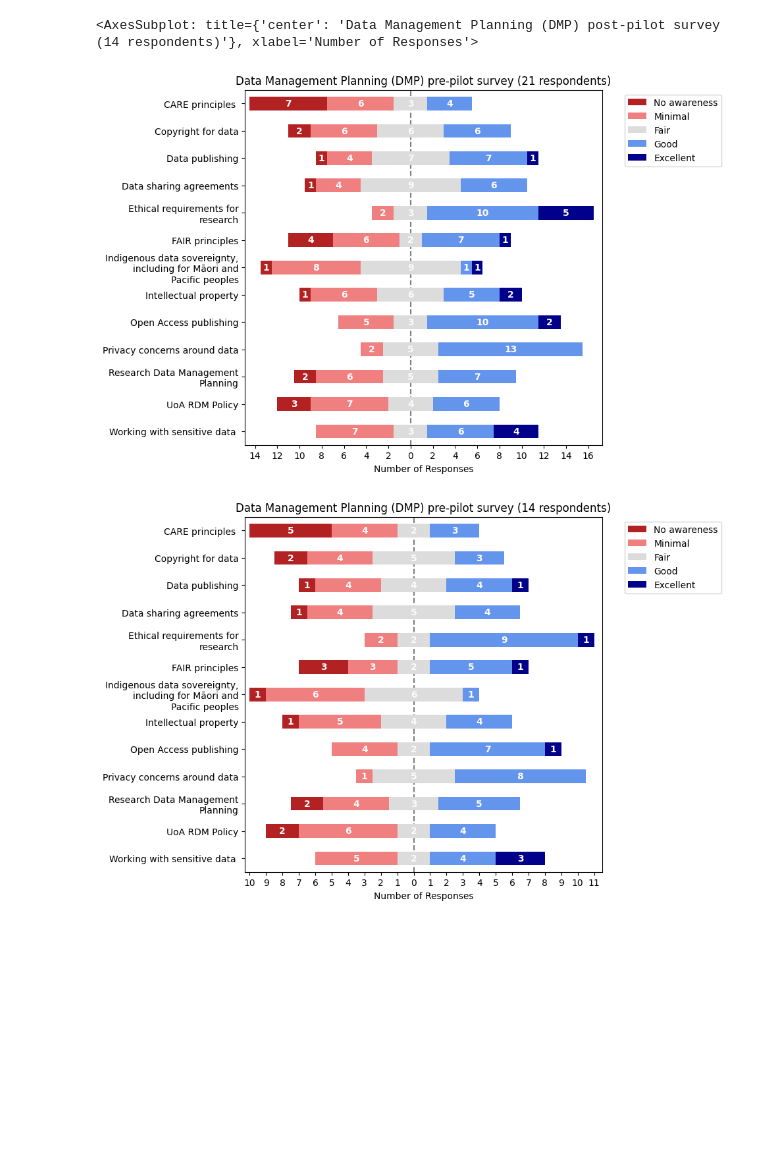
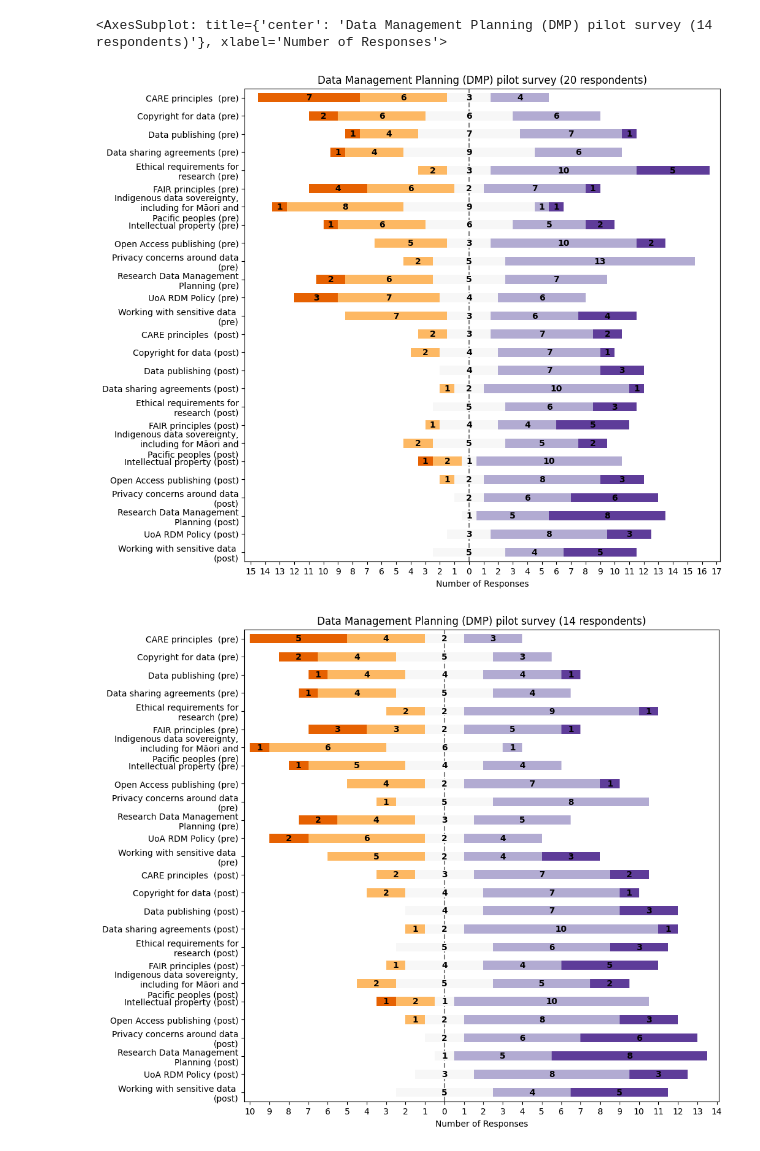
Before and after one commit to UoA-eResearch/likert, a Jupyter notebook: likert.ipynb, the cells around one changed output. Drawn from its saved outputs; the diff is of its cells as text; code cells hidden in the pictures; blank space fills up the shorter version.

Commit message:
change colourscheme, align pre and post, split out legend

```diff
--- a/likert.ipynb
+++ b/likert.ipynb
@@ -4,6 +4,10 @@ import matplotlib.pyplot as plt
 from plot_likert import plot_likert
 pd.set_option("display.max_columns", None)
 pre = pd.read_csv("data/Data Management Planning (DMP) pre-pilot survey.csv", index_col=0).drop(columns="Indigenous data sovereignty, including for Māori and Pacific peoples")
-pre.columns = pd.Series(pre.columns).apply(lambda c: c.strip("2"))
-pre
+pre.columns = pd.Series(pre.columns).apply(lambda c: c.strip("2") + " (pre)")
+post = pd.read_csv("data/Data Management Planning (DMP) post-pilot survey.csv", encoding_errors="ignore", index_col=0)
+post.columns = pd.Series(post.columns).apply(lambda c: c + " (post)")
+df = pd.concat([pre, post], axis=1)
+df = df[~df.index.isna()]
+df
 # %% [output]
@@ -48,13 +31,12 @@ post
 # %%
 scale = ['No awareness', 'Minimal', 'Fair', 'Good', 'Excellent']
+colors = ["#ffffff00", '#e66101','#fdb863','#f7f7f7','#b2abd2','#5e3c99']
 # %%
-plt.rcParams['figure.figsize'] = (7,7)
+plt.rcParams['figure.figsize'] = (10,10)
 #plt.rcParams['figure.dpi'] = 100
-plot_likert(pre, scale, bar_labels=True, bar_labels_color="snow", title=f"Data Management Planning (DMP) pre-pilot survey ({len(pre)} respondents)")
-pre_complete = pre[pre.index.isin(post.index)]
-plot_likert(pre_complete, scale, bar_labels=True, bar_labels_color="snow", title=f"Data Management Planning (DMP) pre-pilot survey ({len(pre_complete)} respondents)")
-plot_likert(post, scale, bar_labels=True, bar_labels_color="snow", title=f"Data Management Planning (DMP) post-pilot survey ({len(post)} respondents)")
+plot_likert(df, scale, colors=colors, bar_labels=True, bar_labels_color="black", title=f"Data Management Planning (DMP) pilot survey ({len(df)} respondents)", legend=False)
+plot_likert(df.dropna(), scale, colors=colors, bar_labels=True, bar_labels_color="black", title=f"Data Management Planning (DMP) pilot survey ({len(df.dropna())} respondents)", legend=False)
 # %% [output]
-<AxesSubplot: title={'center': 'Data Management Planning (DMP) post-pilot survey (14 respondents)'}, xlabel='Number of Responses'>
+<AxesSubplot: title={'center': 'Data Management Planning (DMP) pilot survey (14 respondents)'}, xlabel='Number of Responses'>
-[figure, old version]
+[figure, new version]
-[figure, old version]
+[figure, new version]
```
Also changed, not shown: parts of 5 cells of this notebook.
